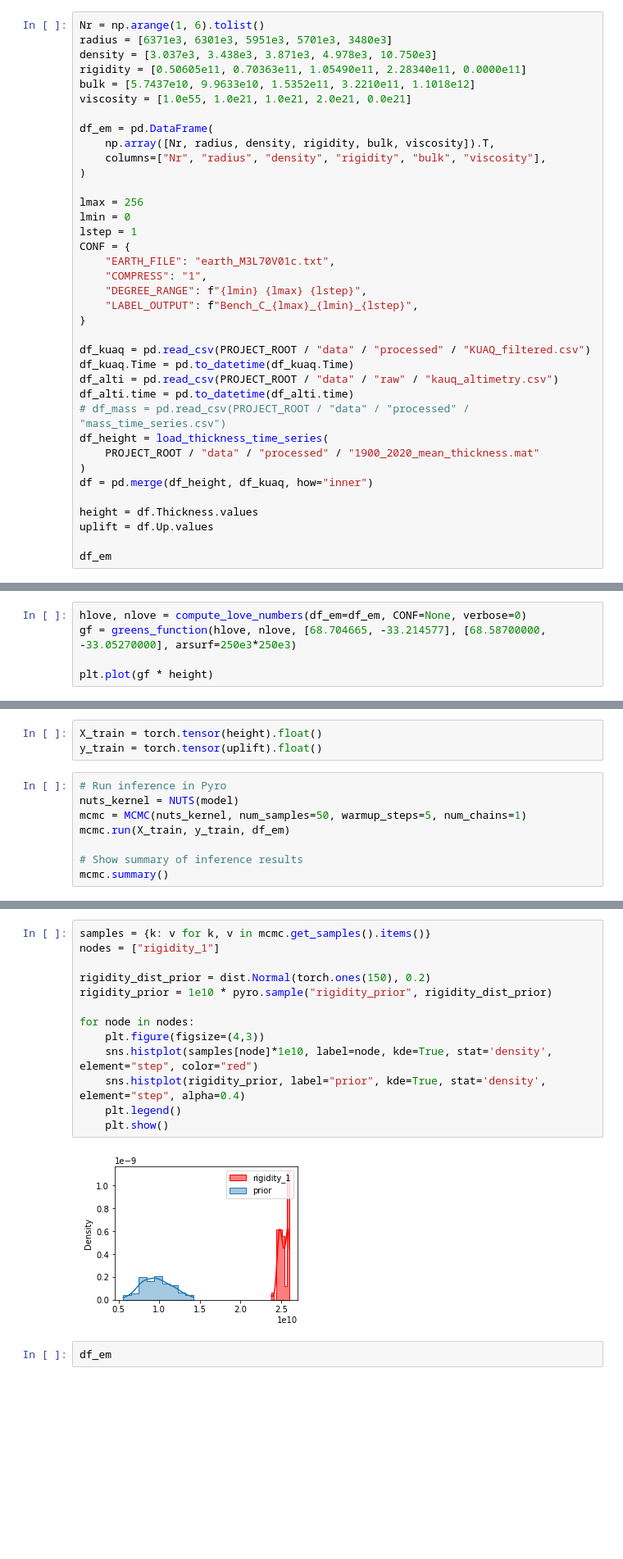
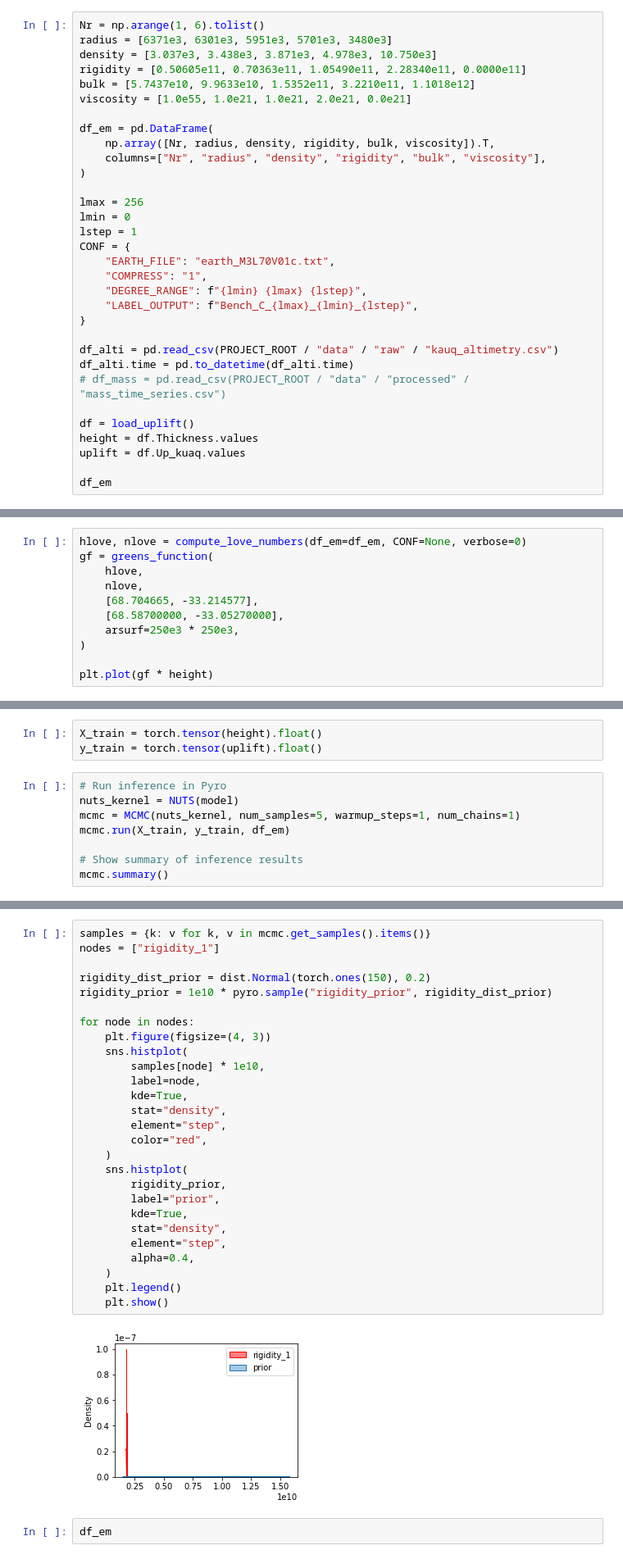
Before and after one commit to eyhl/premis, a Jupyter notebook: notebooks/pyro_model.ipynb, the cells around one changed output, grey strips where cells are left out. Shown at 82% size. Cells and saved outputs as stored; diff of their text form; blank space fills up the shorter version.

Commit message:
wrapped folded pyro dist in a pyro_costum.py and same for a dataframe with uplift data where mik2 is  included.

```diff
--- a/notebooks/pyro_model.ipynb
+++ b/notebooks/pyro_model.ipynb
@@ -152,18 +39,13 @@ CONF = {
     "LABEL_OUTPUT": f"Bench_C_{lmax}_{lmin}_{lstep}",
 }
 
-df_kuaq = pd.read_csv(PROJECT_ROOT / "data" / "processed" / "KUAQ_filtered.csv")
-df_kuaq.Time = pd.to_datetime(df_kuaq.Time)
 df_alti = pd.read_csv(PROJECT_ROOT / "data" / "raw" / "kauq_altimetry.csv")
 df_alti.time = pd.to_datetime(df_alti.time)
 # df_mass = pd.read_csv(PROJECT_ROOT / "data" / "processed" / "mass_time_series.csv")
-df_height = load_thickness_time_series(
-    PROJECT_ROOT / "data" / "processed" / "1900_2020_mean_thickness.mat"
-)
-df = pd.merge(df_height, df_kuaq, how="inner")
 
+df = load_uplift()
 height = df.Thickness.values
-uplift = df.Up.values
+uplift = df.Up_kuaq.values
 
 df_em
 # %% [output]
@@ -272,6 +89,12 @@ d
 # %%
 hlove, nlove = compute_love_numbers(df_em=df_em, CONF=None, verbose=0)
-gf = greens_function(hlove, nlove, [68.704665, -33.214577], [68.58700000, -33.05270000], arsurf=250e3*250e3)
+gf = greens_function(
+    hlove,
+    nlove,
+    [68.704665, -33.214577],
+    [68.58700000, -33.05270000],
+    arsurf=250e3 * 250e3,
+)
 
 plt.plot(gf * height)
 # %% [output]
@@ -317,7 +150,7 @@ y_train = torch.tensor(uplift).float()
 # %%
 # Run inference in Pyro
 nuts_kernel = NUTS(model)
-mcmc = MCMC(nuts_kernel, num_samples=50, warmup_steps=5, num_chains=1)
+mcmc = MCMC(nuts_kernel, num_samples=5, warmup_steps=1, num_chains=1)
 mcmc.run(X_train, y_train, df_em)
 
 # Show summary of inference results
@@ -332,18 +165,32 @@ Number of divergences: 0
 # %%
 samples = {k: v for k, v in mcmc.get_samples().items()}
 nodes = ["rigidity_1"]
 
 rigidity_dist_prior = dist.Normal(torch.ones(150), 0.2)
 rigidity_prior = 1e10 * pyro.sample("rigidity_prior", rigidity_dist_prior)
 
 for node in nodes:
-    plt.figure(figsize=(4,3))
-    sns.histplot(samples[node]*1e10, label=node, kde=True, stat='density', element="step", color="red")
-    sns.histplot(rigidity_prior, label="prior", kde=True, stat='density', element="step", alpha=0.4)
+    plt.figure(figsize=(4, 3))
+    sns.histplot(
+        samples[node] * 1e10,
+        label=node,
+        kde=True,
+        stat="density",
+        element="step",
+        color="red",
+    )
+    sns.histplot(
+        rigidity_prior,
+        label="prior",
+        kde=True,
+        stat="density",
+        element="step",
+        alpha=0.4,
+    )
     plt.legend()
     plt.show()
 # %% [output]
-[figure, old version]
+[figure, new version]
 # %%
 df_em
 # %% [output]
```
Also changed, not shown: parts of 26 cells of this notebook, 4 other files.
